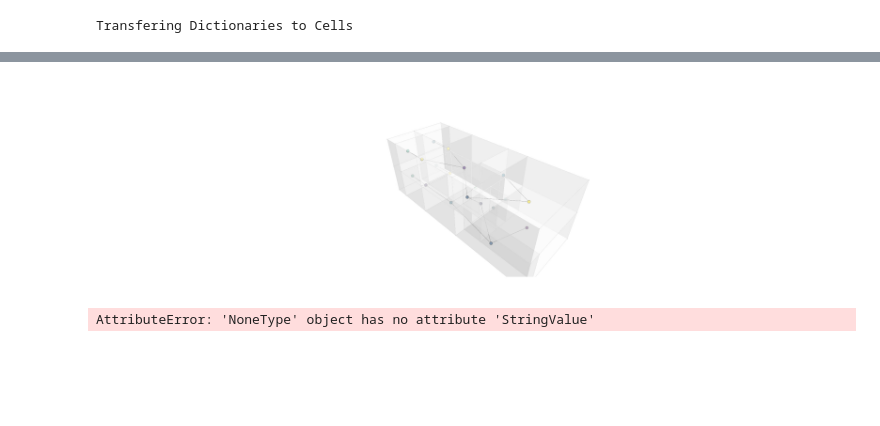
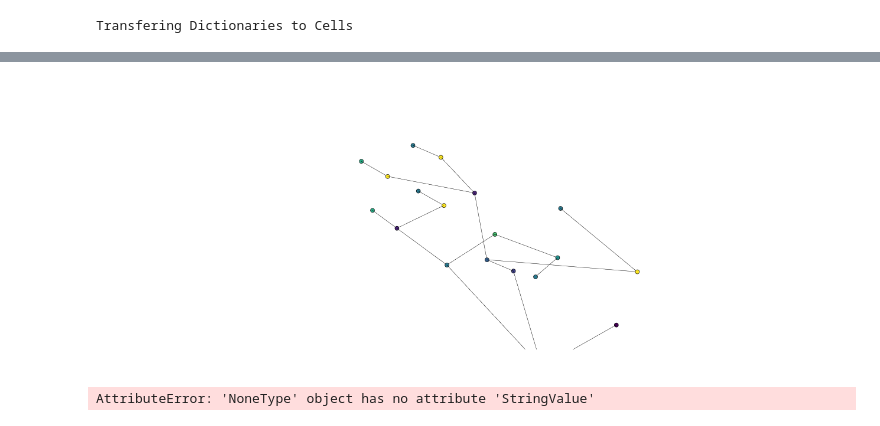
Before and after one commit to brunoperdigao/Plan-Classification-Topologic-DGL, a Jupyter notebook: plan-generator4.ipynb, the cells around one changed output, grey strips where cells are left out. Cells and saved outputs as stored; diff of their text form; code cells hidden in the pictures; blank space fills up the shorter version.

```diff
--- a/plan-generator4.ipynb
+++ b/plan-generator4.ipynb
@@ -362,13 +366,13 @@ houses
 # %%
 g = Graph.ByTopology(house, direct=False, directApertures=True)
 graph_data = Plotly.DataByGraph(g, vertexSize=4, vertexGroupKey="label", vertexLabelKey="title", vertexGroups=[0,1,2,3,4,5,6,7,8,9,10])
 bldg_data = Plotly.DataByTopology(house, faceOpacity=0.5, edgeColor="lightgrey", vertexColor="lightgrey")
-# bldg_data = []
+bldg_data = []
 # graph_data = []
 fig = Plotly.FigureByData(graph_data+bldg_data)
 Plotly.Show(fig, renderer='jupyterlab')
 # %% [output]
-[figure, old version]
+[figure, new version]
 # %%
 graphs
 # %%
```
Also changed, not shown: parts of 2 cells of this notebook, 14 other files.
